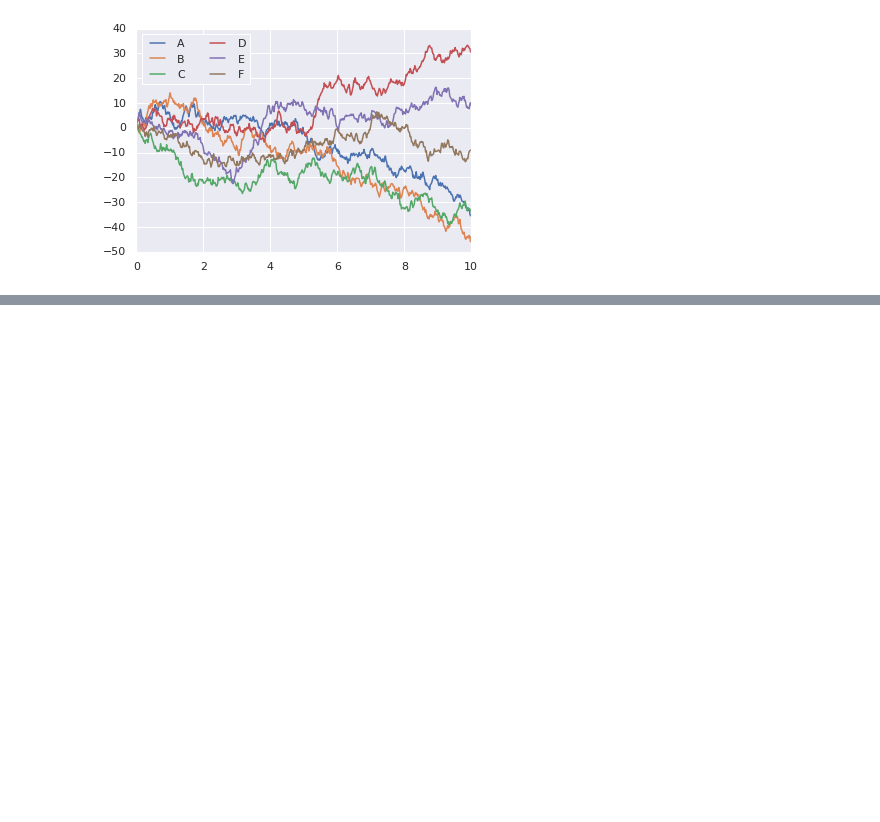
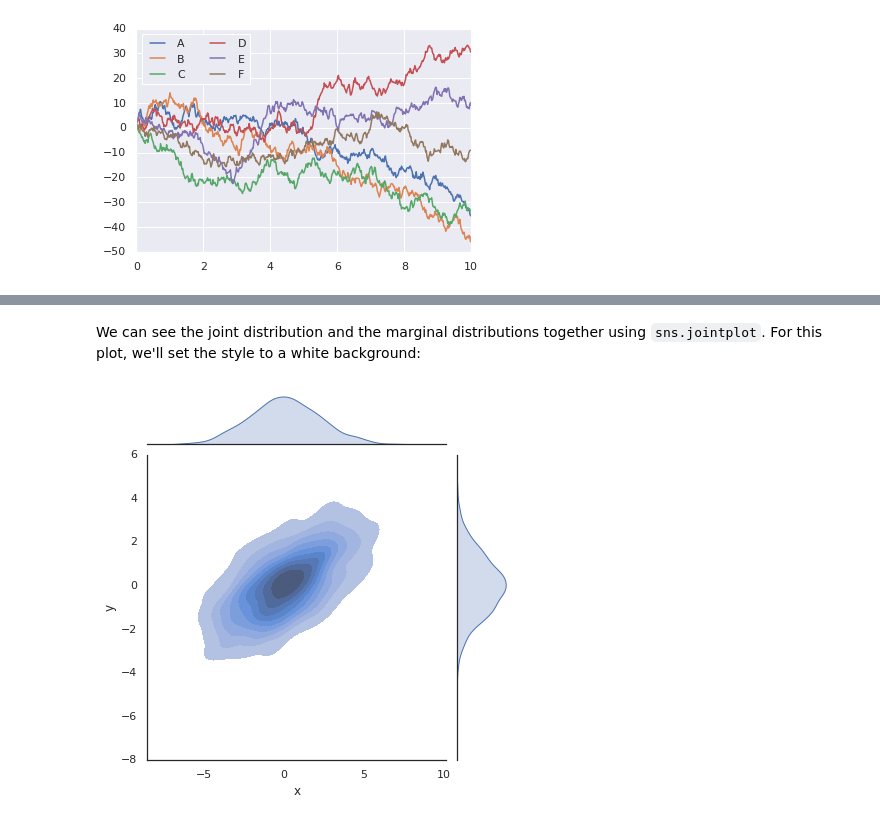
Before and after one commit to tomperr/tomperr_is_learning, a Jupyter notebook: Python_Data_Science_Handbook/Matplotlib/15_Visualization_with_Seaborn.ipynb, the cells around one changed output, grey strips where cells are left out. Saved outputs shown, nothing was run; the diff lists cells and outputs as text; code cells hidden in the pictures; blank space fills up the shorter version.

```diff
--- a/Python_Data_Science_Handbook/Matplotlib/15_Visualization_with_Seaborn.ipynb
+++ b/Python_Data_Science_Handbook/Matplotlib/15_Visualization_with_Seaborn.ipynb
@@ -65,0 +101,8 @@ sns.distplot(data['y']);
+# %% [markdown]
+We can see the joint distribution and the marginal distributions together using ``sns.jointplot``.
+For this plot, we'll set the style to a white background:
+# %%
+with sns.axes_style('white'):
+    sns.jointplot(x="x", y="y", data=data, kind='kde', fill=True);
+# %% [output]
+[figure, added]
```
Also changed, not shown: parts of 75 cells of this notebook.
